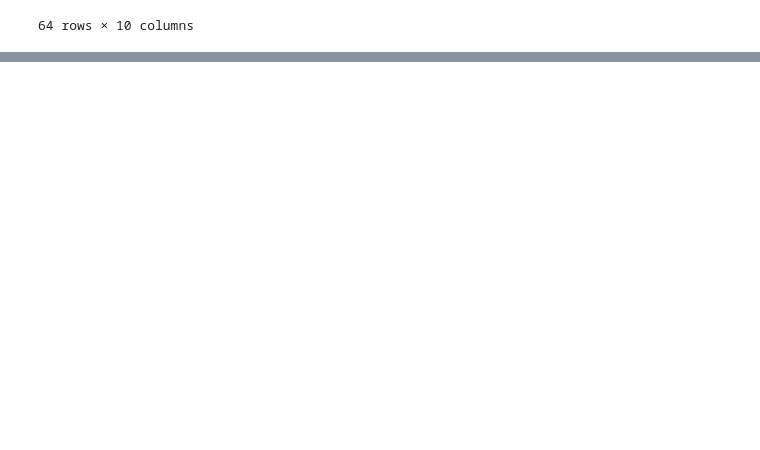
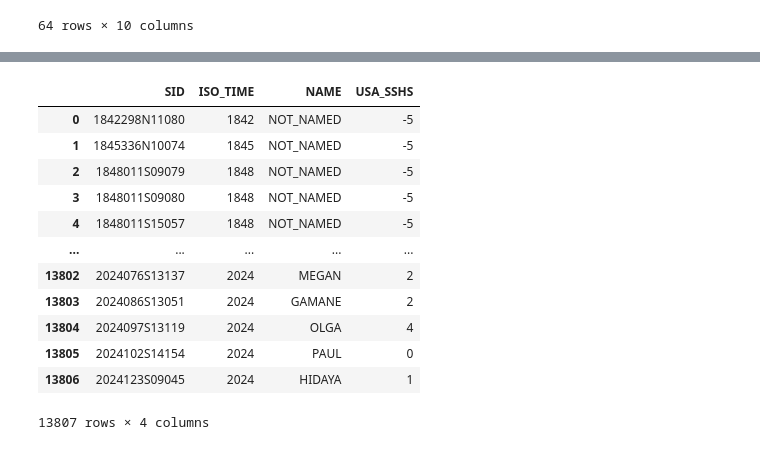
Before and after one commit to jgreene114/INFO4310-FP, a Jupyter notebook: EDA.ipynb, the cells around one changed output, grey strips where cells are left out. Cells and saved outputs as stored; diff of their text form; code cells hidden in the pictures; blank space fills up the shorter version.

```diff
--- a/EDA.ipynb
+++ b/EDA.ipynb
@@ -66,0 +102,19 @@ katrinaDf
+# %%
+
+result = df.groupby('SID').agg({'ISO_TIME': lambda x: x.dt.year.mode()[0], 'NAME': lambda x: x.mode()[0], 'USA_SSHS': 'max'}).reset_index()
+# %%
+result
+# %% [output]
+|  | SID | ISO_TIME | NAME | USA_SSHS |
+| 0 | 1842298N11080 | 1842 | NOT_NAMED | -5 |
+| 1 | 1845336N10074 | 1845 | NOT_NAMED | -5 |
+| 2 | 1848011S09079 | 1848 | NOT_NAMED | -5 |
+| 3 | 1848011S09080 | 1848 | NOT_NAMED | -5 |
+| 4 | 1848011S15057 | 1848 | NOT_NAMED | -5 |
+| ... | ... | ... | ... | ... |
+| 13802 | 2024076S13137 | 2024 | MEGAN | 2 |
+| 13803 | 2024086S13051 | 2024 | GAMANE | 2 |
+| 13804 | 2024097S13119 | 2024 | OLGA | 4 |
+| 13805 | 2024102S14154 | 2024 | PAUL | 0 |
+| 13806 | 2024123S09045 | 2024 | HIDAYA | 1 |
+13807 rows × 4 columns
```
Also changed, not shown: parts of 15 cells of this notebook, 3 other files.
